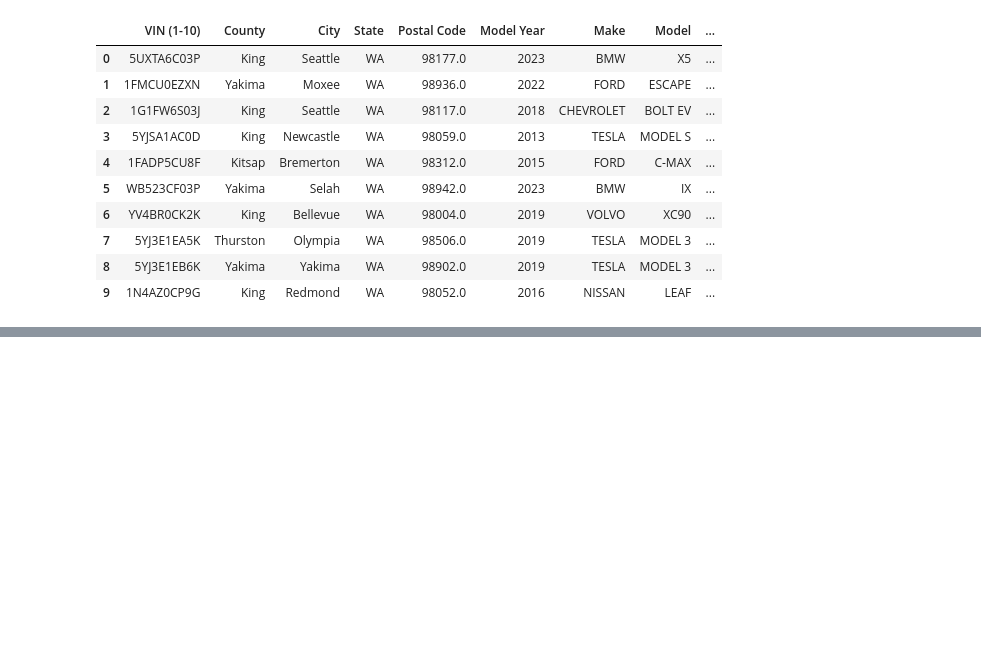
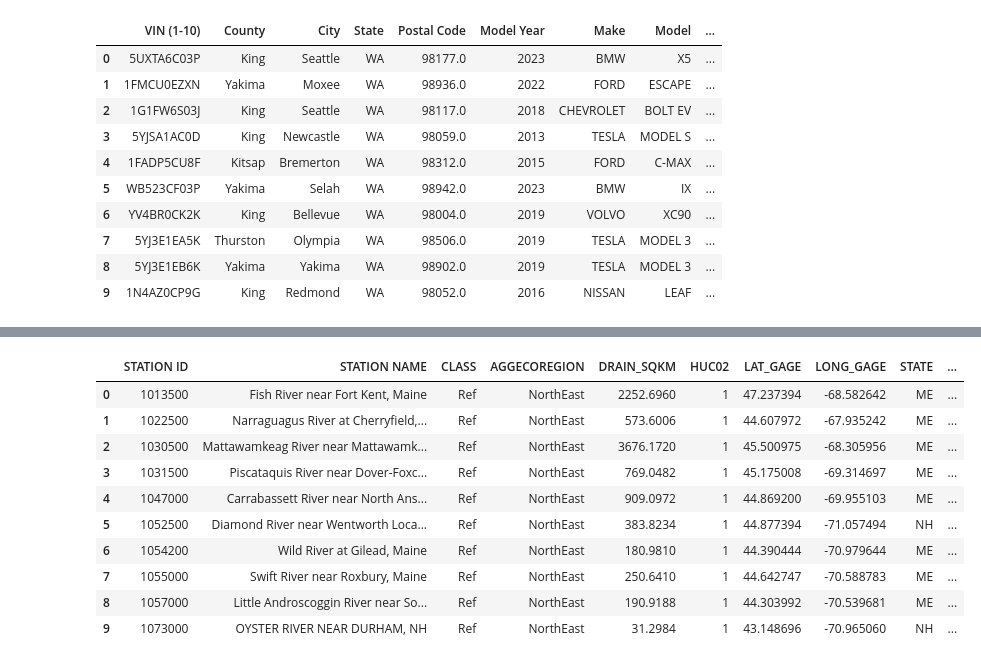
Before and after one commit to sosullivan7221/HHA-507-WK1, a Jupyter notebook: HHA_507_WK1.ipynb, the cells around one changed output, grey strips where cells are left out. Drawn from its saved outputs; the diff is of its cells as text; code cells hidden in the pictures; blank space fills up the shorter version.

```diff
--- a/HHA_507_WK1.ipynb
+++ b/HHA_507_WK1.ipynb
@@ -98,0 +173,18 @@ BadZipFile: ignored
+# %%
+df5 = pd.read_excel('/content/data/hcdn-2009_station_info.xlsx')
+
+df5_f10 = df5.head(10)
+
+df5_f10
+# %% [output]
+|  | STATION ID | STATION NAME | CLASS | AGGECOREGION | DRAIN_SQKM | HUC02 | LAT_GAGE | LONG_GAGE | STATE | ... |
+| 0 | 1013500 | Fish River near Fort Kent, Maine | Ref | NorthEast | 2252.6960 | 1 | 47.237394 | -68.582642 | ME | ... |
+| 1 | 1022500 | Narraguagus River at Cherryfield,... | Ref | NorthEast | 573.6006 | 1 | 44.607972 | -67.935242 | ME | ... |
+| 2 | 1030500 | Mattawamkeag River near Mattawamk... | Ref | NorthEast | 3676.1720 | 1 | 45.500975 | -68.305956 | ME | ... |
+| 3 | 1031500 | Piscataquis River near Dover-Foxc... | Ref | NorthEast | 769.0482 | 1 | 45.175008 | -69.314697 | ME | ... |
+| 4 | 1047000 | Carrabassett River near North Ans... | Ref | NorthEast | 909.0972 | 1 | 44.869200 | -69.955103 | ME | ... |
+| 5 | 1052500 | Diamond River near Wentworth Loca... | Ref | NorthEast | 383.8234 | 1 | 44.877394 | -71.057494 | NH | ... |
+| 6 | 1054200 | Wild River at Gilead, Maine | Ref | NorthEast | 180.9810 | 1 | 44.390444 | -70.979644 | ME | ... |
+| 7 | 1055000 | Swift River near Roxbury, Maine | Ref | NorthEast | 250.6410 | 1 | 44.642747 | -70.588783 | ME | ... |
+| 8 | 1057000 | Little Androscoggin River near So... | Ref | NorthEast | 190.9188 | 1 | 44.303992 | -70.539681 | ME | ... |
+| 9 | 1073000 | OYSTER RIVER NEAR DURHAM, NH | Ref | NorthEast | 31.2984 | 1 | 43.148696 | -70.965060 | NH | ... |
```
Also changed, not shown: parts of 12 cells of this notebook.
